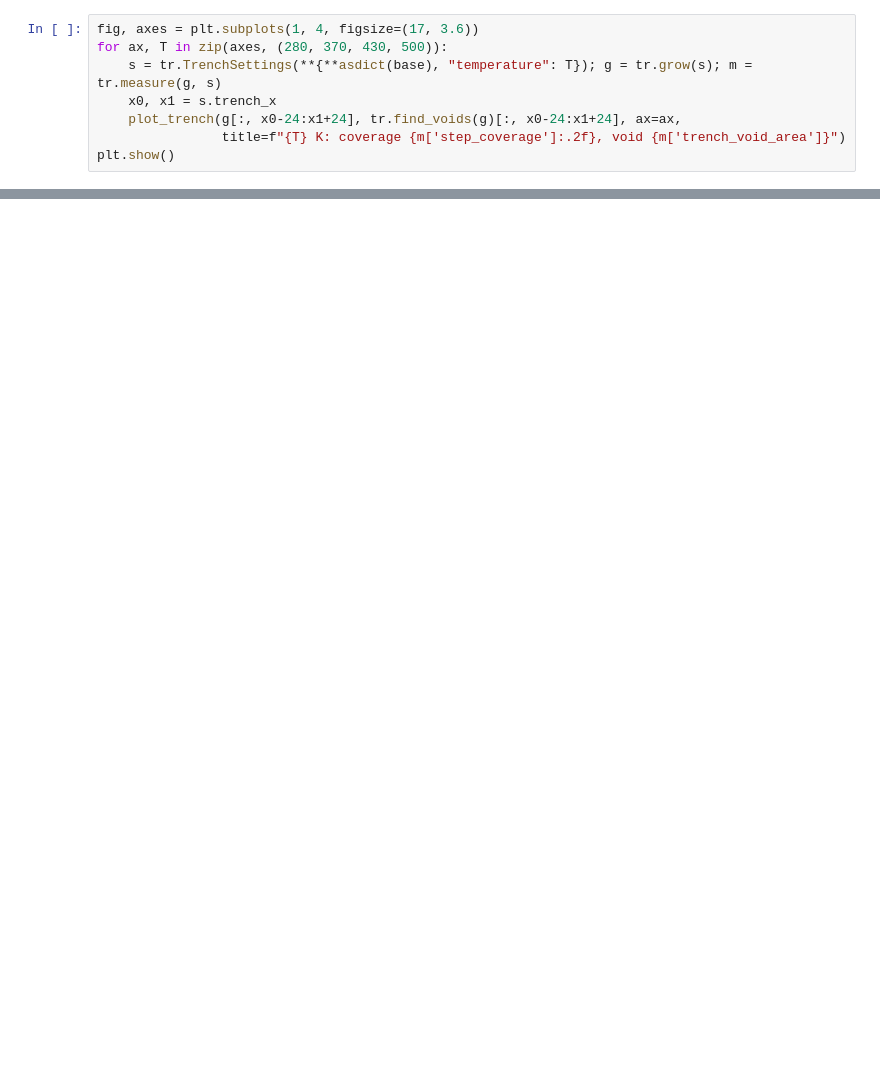
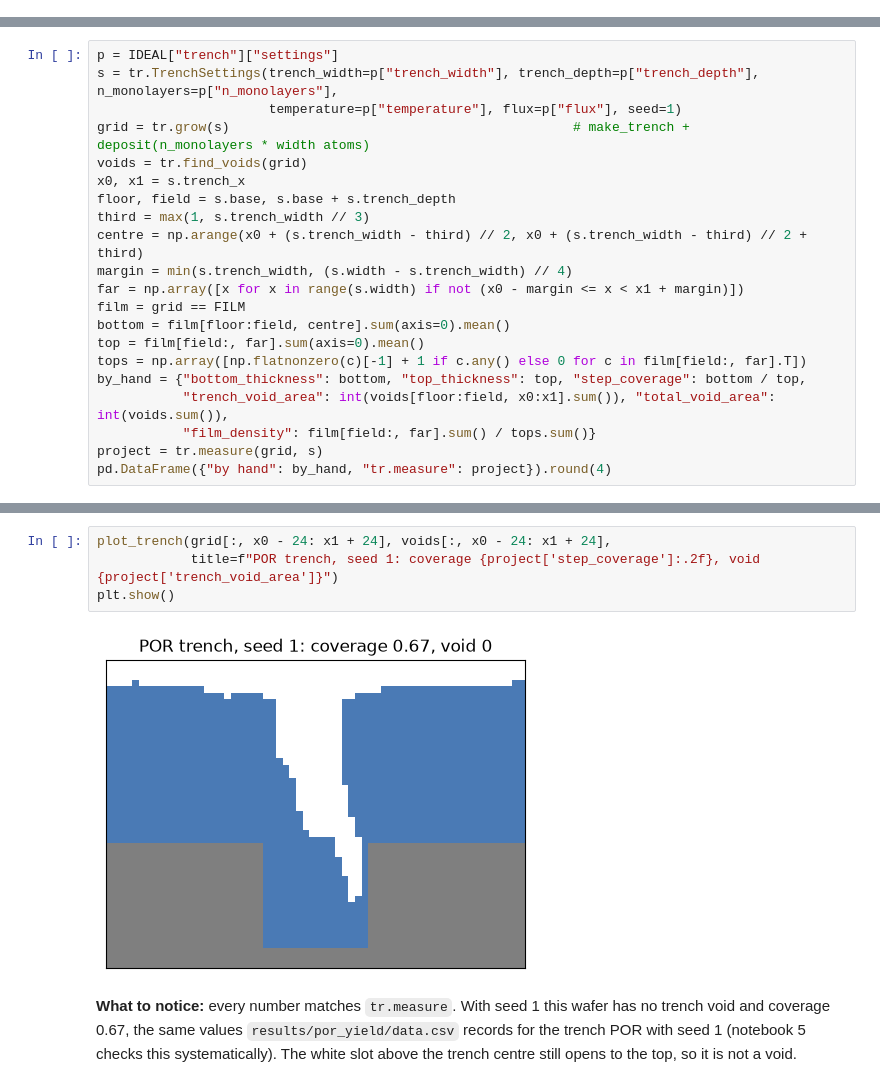
Before and after one commit to nhamhung/thin-film-growth, a Jupyter notebook: notebooks/04_trench_filling.ipynb, the cells around one changed output, grey strips where cells are left out. Drawn from its saved outputs; the diff is of its cells as text; blank space fills up the shorter version.

Commit message:
Add beginner guides and notebook setup (#4)

```diff
--- a/notebooks/04_trench_filling.ipynb
+++ b/notebooks/04_trench_filling.ipynb
@@ -50,8 +0,0 @@ plot_trench(g, v, crop_top=False, title=f"{v.sum()} void cells (red); the open s
-# %%
-fig, axes = plt.subplots(1, 4, figsize=(17, 3.6))
-for ax, T in zip(axes, (280, 370, 430, 500)):
-    s = tr.TrenchSettings(**{**asdict(base), "temperature": T}); g = tr.grow(s); m = tr.measure(g, s)
-    x0, x1 = s.trench_x
-    plot_trench(g[:, x0-24:x1+24], tr.find_voids(g)[:, x0-24:x1+24], ax=ax,
-                title=f"{T} K: coverage {m['step_coverage']:.2f}, void {m['trench_void_area']}")
-plt.show()
@@ -119,0 +407,21 @@ plt.show()
+# %%
+p = IDEAL["trench"]["settings"]
+s = tr.TrenchSettings(trench_width=p["trench_width"], trench_depth=p["trench_depth"], n_monolayers=p["n_monolayers"],
+                      temperature=p["temperature"], flux=p["flux"], seed=1)
+grid = tr.grow(s)                                            # make_trench + deposit(n_monolayers * width atoms)
+voids = tr.find_voids(grid)
+x0, x1 = s.trench_x
+floor, field = s.base, s.base + s.trench_depth
+third = max(1, s.trench_width // 3)
+centre = np.arange(x0 + (s.trench_width - third) // 2, x0 + (s.trench_width - third) // 2 + third)
+margin = min(s.trench_width, (s.width - s.trench_width) // 4)
+far = np.array([x for x in range(s.width) if not (x0 - margin <= x < x1 + margin)])
+film = grid == FILM
+bottom = film[floor:field, centre].sum(axis=0).mean()
+top = film[field:, far].sum(axis=0).mean()
+tops = np.array([np.flatnonzero(c)[-1] + 1 if c.any() else 0 for c in film[field:, far].T])
+by_hand = {"bottom_thickness": bottom, "top_thickness": top, "step_coverage": bottom / top,
+           "trench_void_area": int(voids[floor:field, x0:x1].sum()), "total_void_area": int(voids.sum()),
+           "film_density": film[field:, far].sum() / tops.sum()}
+project = tr.measure(grid, s)
+pd.DataFrame({"by hand": by_hand, "tr.measure": project}).round(4)
@@ -119,0 +436,10 @@ plt.show()
+# %%
+plot_trench(grid[:, x0 - 24: x1 + 24], voids[:, x0 - 24: x1 + 24],
+            title=f"POR trench, seed 1: coverage {project['step_coverage']:.2f}, void {project['trench_void_area']}")
+plt.show()
+# %% [output]
+[figure, added]
+# %% [markdown]
+**What to notice:** every number matches `tr.measure`. With seed 1 this wafer has no trench void and coverage 0.67,
+the same values `results/por_yield/data.csv` records for the trench POR with seed 1 (notebook 5 checks this
+systematically). The white slot above the trench centre still opens to the top, so it is not a void.
```
Also changed, not shown: parts of 58 cells of this notebook, 19 other files.
